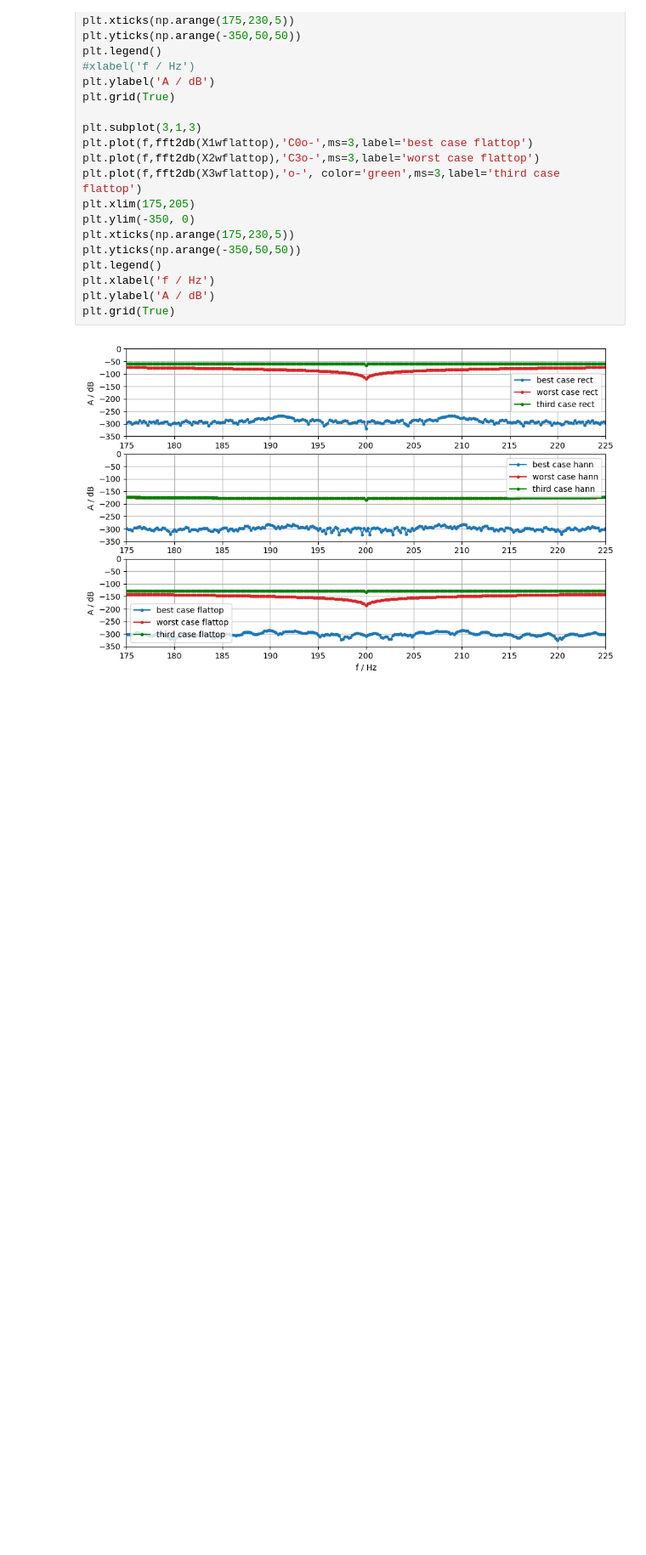
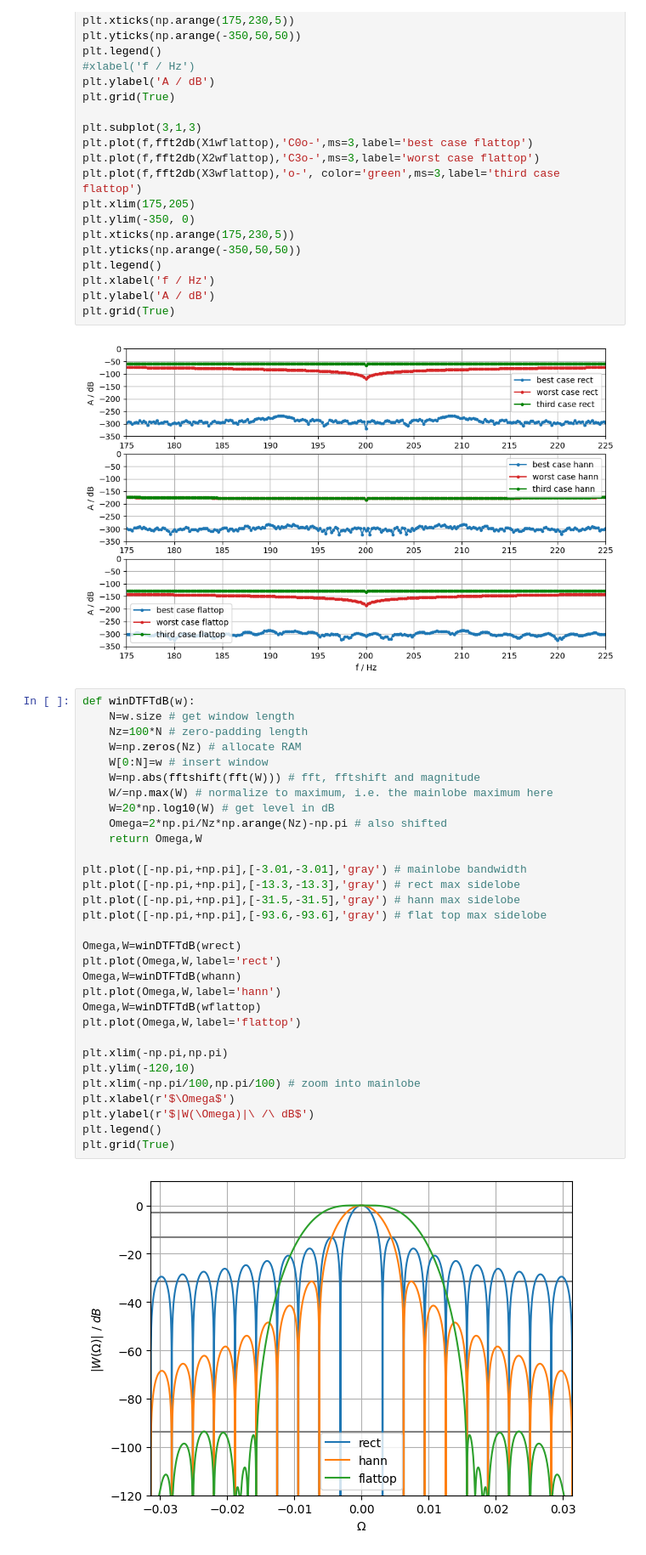
Before and after one commit to jjurzak/DIgitalProcessing-labolatory, a Jupyter notebook: lab2/lab2.ipynb, the cells around one changed output. Shown at 85% size. Cells and saved outputs as stored; diff of their text form; blank space fills up the shorter version.

```diff
--- a/lab2/lab2.ipynb
+++ b/lab2/lab2.ipynb
@@ -97,3 +97,36 @@ plt.ylabel('A / dB')
 plt.grid(True)
 # %% [output]
 [figure]
+# %%
+def winDTFTdB(w):
+    N=w.size # get window length
+    Nz=100*N # zero-padding length
+    W=np.zeros(Nz) # allocate RAM
+    W[0:N]=w # insert window
+    W=np.abs(fftshift(fft(W))) # fft, fftshift and magnitude
+    W/=np.max(W) # normalize to maximum, i.e. the mainlobe maximum here
+    W=20*np.log10(W) # get level in dB
+    Omega=2*np.pi/Nz*np.arange(Nz)-np.pi # also shifted
+    return Omega,W
+
+plt.plot([-np.pi,+np.pi],[-3.01,-3.01],'gray') # mainlobe bandwidth
+plt.plot([-np.pi,+np.pi],[-13.3,-13.3],'gray') # rect max sidelobe
+plt.plot([-np.pi,+np.pi],[-31.5,-31.5],'gray') # hann max sidelobe
+plt.plot([-np.pi,+np.pi],[-93.6,-93.6],'gray') # flat top max sidelobe
+
+Omega,W=winDTFTdB(wrect)
+plt.plot(Omega,W,label='rect')
+Omega,W=winDTFTdB(whann)
+plt.plot(Omega,W,label='hann')
+Omega,W=winDTFTdB(wflattop)
+plt.plot(Omega,W,label='flattop')
+
+plt.xlim(-np.pi,np.pi)
+plt.ylim(-120,10)
+plt.xlim(-np.pi/100,np.pi/100) # zoom into mainlobe
+plt.xlabel(r'$\Omega$')
+plt.ylabel(r'$|W(\Omega)|\ /\ dB$')
+plt.legend()
+plt.grid(True)
+# %% [output]
+[figure, added]
```
